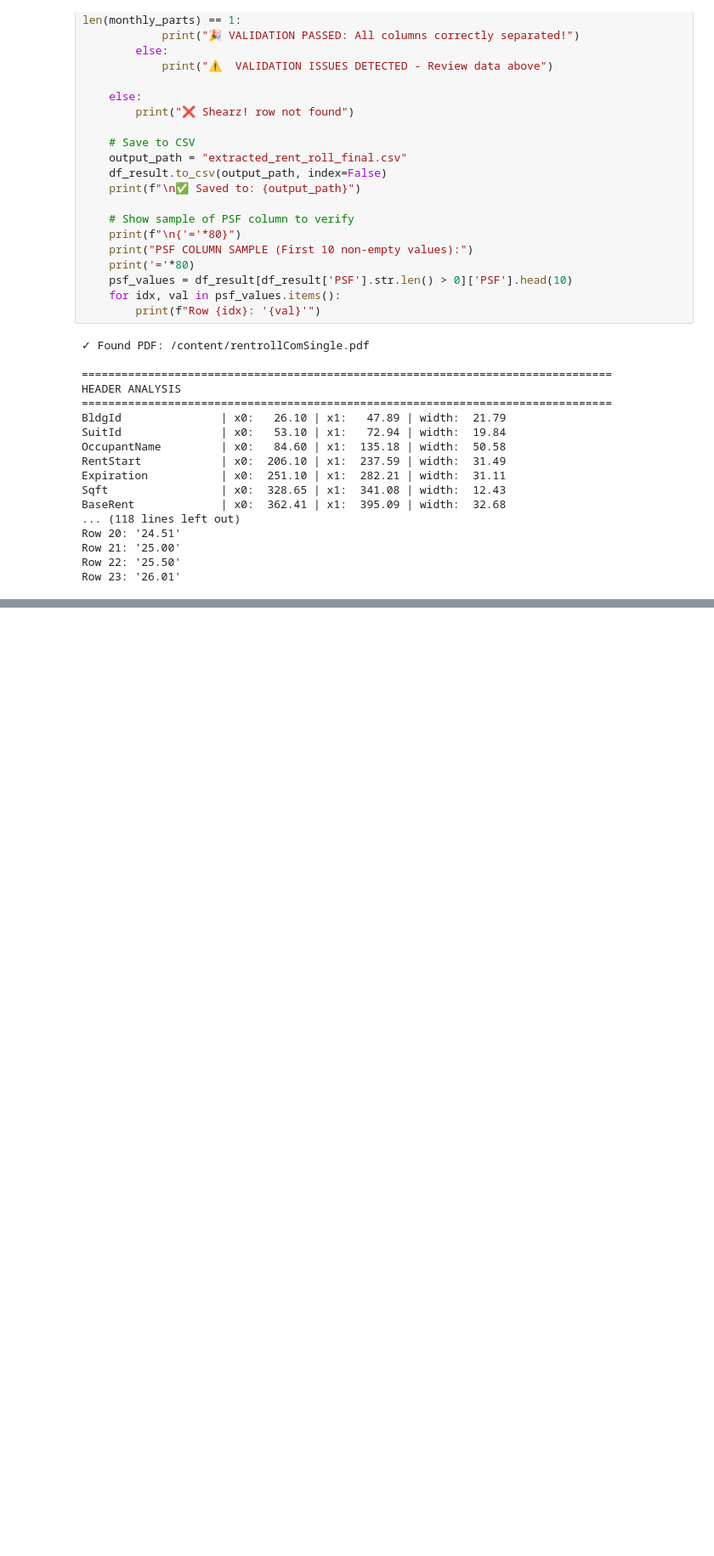
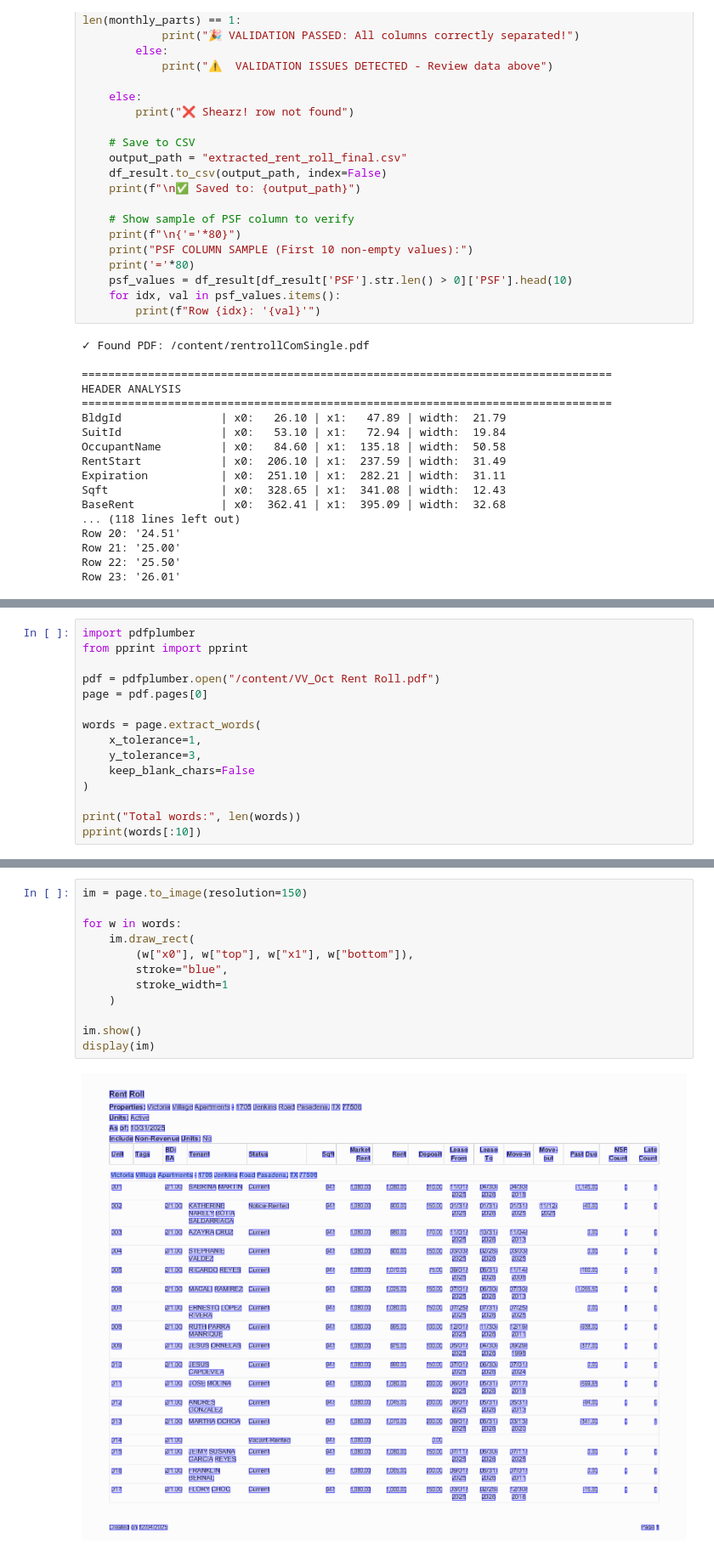
Before and after one commit to Imtiaj-Sajin/pdf-to-excel, a Jupyter notebook: RentRoll_extractor.ipynb, the cells around one changed output, grey strips where cells are left out. Shown at 85% size. Saved outputs shown, nothing was run; the diff lists cells and outputs as text; blank space fills up the shorter version.

```diff
--- a/RentRoll_extractor.ipynb
+++ b/RentRoll_extractor.ipynb
@@ -2427,0 +2618,15 @@ Row 23: '26.01'
+# %%
+import pdfplumber
+from pprint import pprint
+
+pdf = pdfplumber.open("/content/VV_Oct Rent Roll.pdf")
+page = pdf.pages[0]
+
+words = page.extract_words(
+    x_tolerance=1,
+    y_tolerance=3,
+    keep_blank_chars=False
+)
+
+print("Total words:", len(words))
+pprint(words[:10])
@@ -2427,0 +2651,14 @@ Row 23: '26.01'
+# %%
+im = page.to_image(resolution=150)
+
+for w in words:
+    im.draw_rect(
+        (w["x0"], w["top"], w["x1"], w["bottom"]),
+        stroke="blue",
+        stroke_width=1
+    )
+
+im.show()
+display(im)
+# %% [output]
+[figure, added]
```
Also changed, not shown: parts of 30 cells of this notebook.
